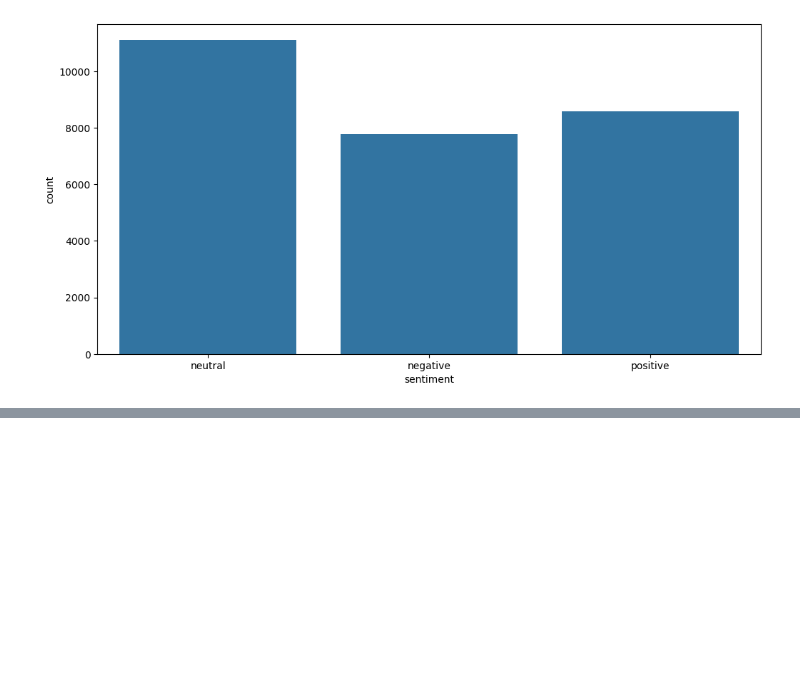
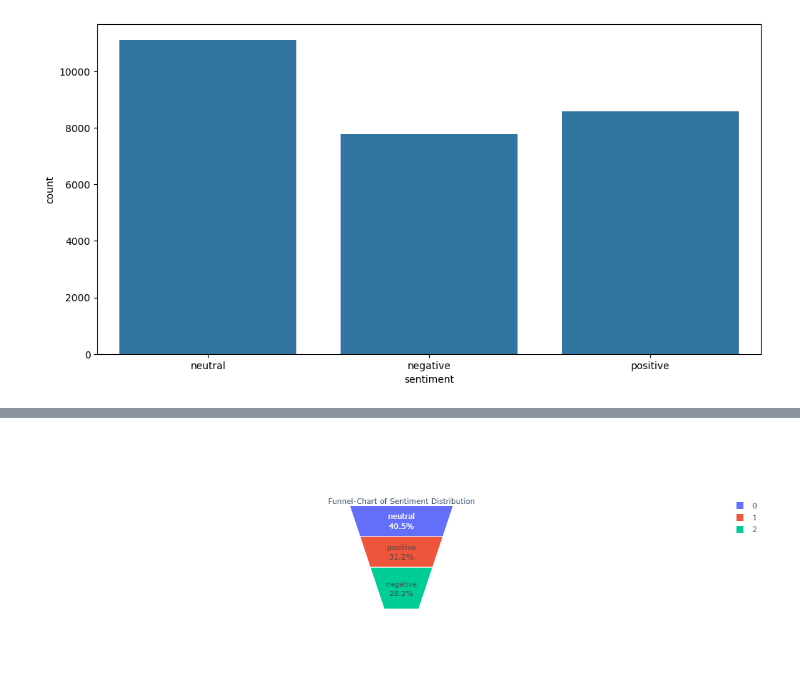
Before and after one commit to ritikarana9999/twitter-sentiment-analysis, a Jupyter notebook: twitter_sentiment.ipynb, the cells around one changed output, grey strips where cells are left out. Saved outputs shown, nothing was run; the diff lists cells and outputs as text; code cells hidden in the pictures; blank space fills up the shorter version.

```diff
--- a/twitter_sentiment.ipynb
+++ b/twitter_sentiment.ipynb
@@ -162,3 +158,11 @@ sns.countplot(x='sentiment',data=train)
 # %% [output]
 <Axes: xlabel='sentiment', ylabel='count'>
 [figure]
+# %%
+fig = go.Figure(go.Funnelarea(
+    text =temp.sentiment,
+    values = temp.text,
+    title = {"position": "top center", "text": "Funnel-Chart of Sentiment Distribution"}
+    ))
+fig.show()
+# %% [output]
@@ -164,0 +170 @@ sns.countplot(x='sentiment',data=train)
+[figure, added]
```
Also changed, not shown: parts of 8 cells of this notebook.
